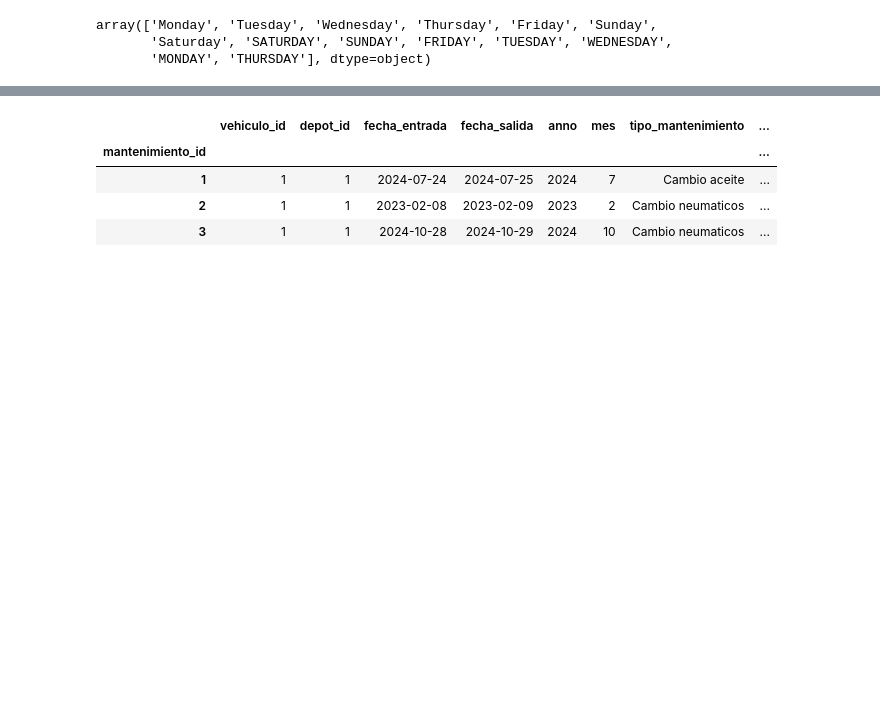
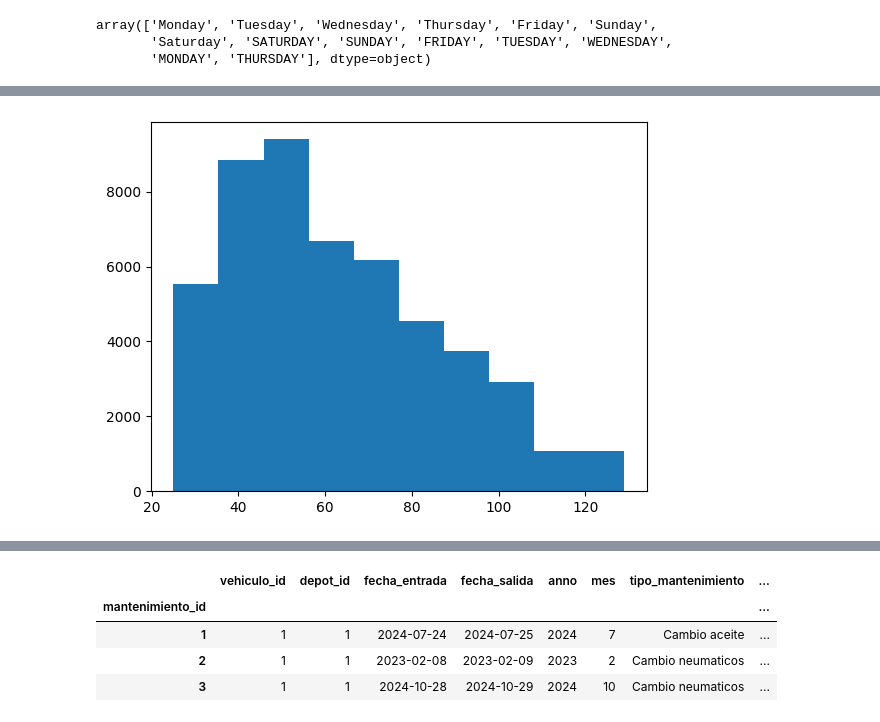
Before and after one commit to Arevaliis/metrobus-data-analytics, a Jupyter notebook: notebooks/01_eda.ipynb, the cells around one changed output, grey strips where cells are left out. Cells and saved outputs as stored; diff of their text form; code cells hidden in the pictures; blank space fills up the shorter version.

```diff
--- a/01_eda.ipynb
+++ b/notebooks/01_eda.ipynb
@@ -280,0 +282,5 @@ Por último, las columnas **fecha, hora_salida_real, hora_llegada_real y hora_sa
+# %%
+plt.hist(df_viajes.duracion_real_min)
+plt.show()
+# %% [output]
+[figure, added]
```
Also changed, not shown: parts of 29 cells of this notebook, 10 other files.
